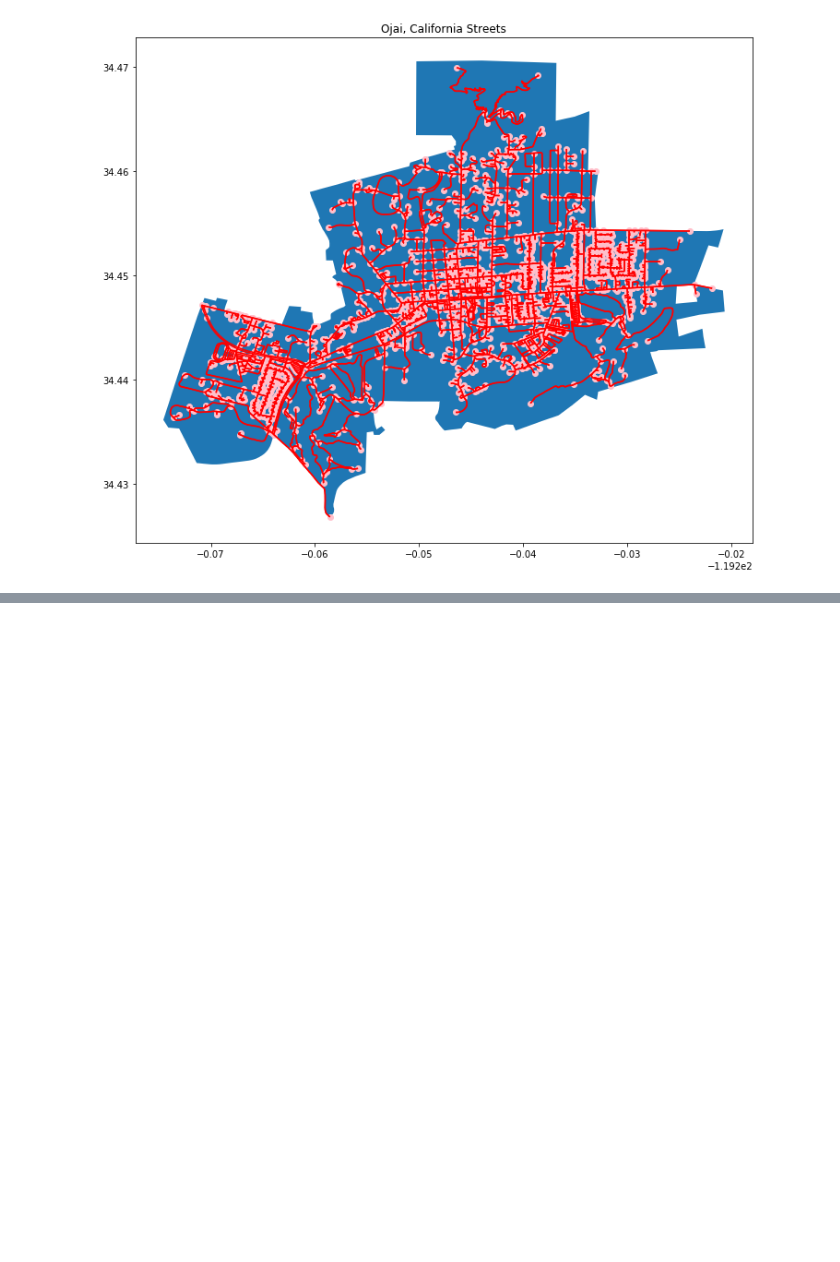
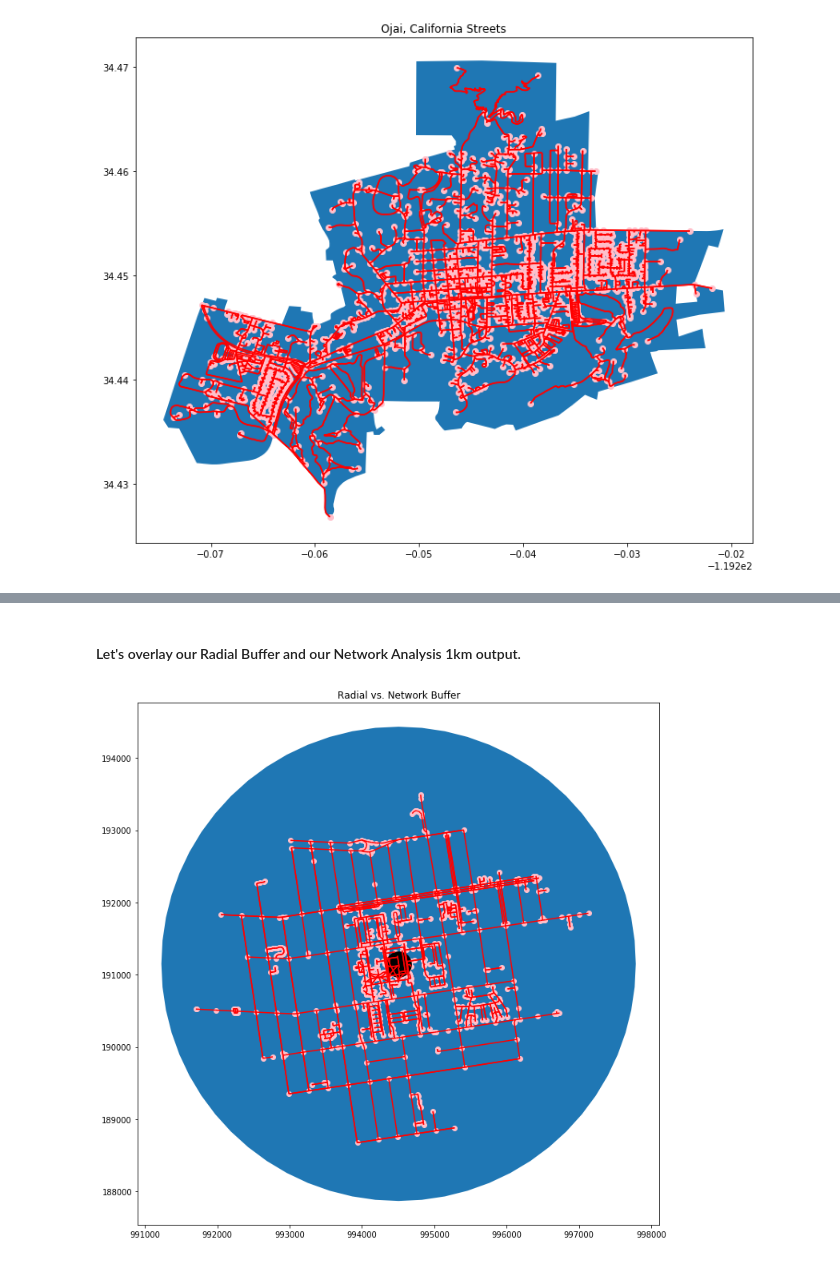
Before and after one commit to katkim0307/pratt-savi-810-2020-03-lesson_07, a Jupyter notebook: completed/lesson_07_completed.ipynb, the cells around one changed output, grey strips where cells are left out. Saved outputs shown, nothing was run; the diff lists cells and outputs as text; code cells hidden in the pictures; blank space fills up the shorter version.

```diff
--- a/completed/lesson_07_completed.ipynb
+++ b/completed/lesson_07_completed.ipynb
@@ -737,0 +768,4 @@ fig, ax = ox.plot_graph(G4_projected)
+# %%
+# source: https://github.com/gboeing/osmnx-examples/tree/master/notebooks
+
+graph_gdfs = ox.graph_to_gdfs(G4, edges=True, fill_edge_geometry=True)
@@ -737,0 +774,3 @@ fig, ax = ox.plot_graph(G4_projected)
+# %%
+pratt_intersections = graph_gdfs[0]
+pratt_streets = graph_gdfs[1]
@@ -737,0 +779,21 @@ fig, ax = ox.plot_graph(G4_projected)
+# %%
+pratt_point = address[address['address'] == '200 Willoughby Ave, Brooklyn, NY 11205']
+# %% [markdown]
+#### Let's overlay our Radial Buffer and our Network Analysis 1km output.
+# %%
+# source: https://github.com/gboeing/osmnx-examples/tree/master/notebooks
+
+fig, ax = plt.subplots(figsize=(12, 12))
+
+pratt_point.to_crs(epsg=2263).buffer(3280.84).plot(ax=ax)  # 2 km buffer
+pratt_streets.to_crs(epsg=2263).plot(ax=ax, color='red')
+pratt_intersections.to_crs(epsg=2263).plot(ax=ax, color='pink')
+
+pratt_point.to_crs(epsg=2263).plot(ax=ax, color='black', markersize=1000)  # 2 km buffer
+
+
+plt.title('Radial vs. Network Buffer')
+
+plt.show();
+# %% [output]
+[figure, added]
```
Also changed, not shown: parts of 21 cells of this notebook, 6 other files.
